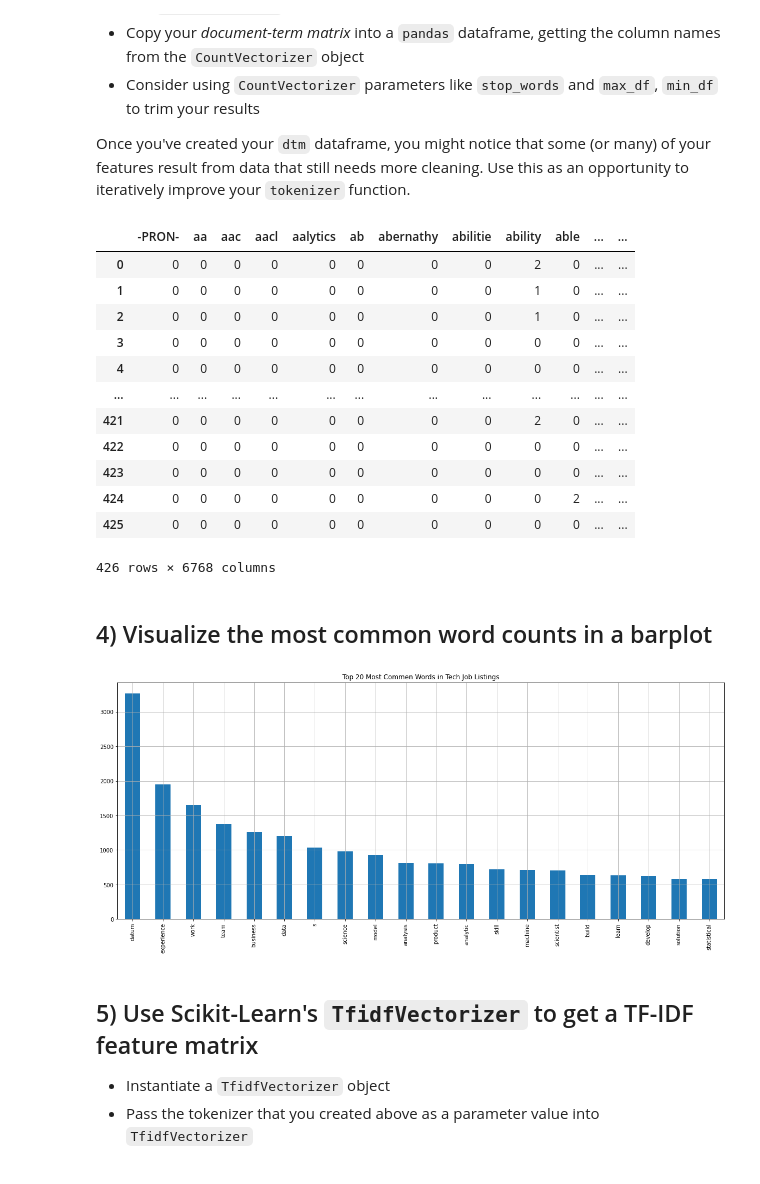
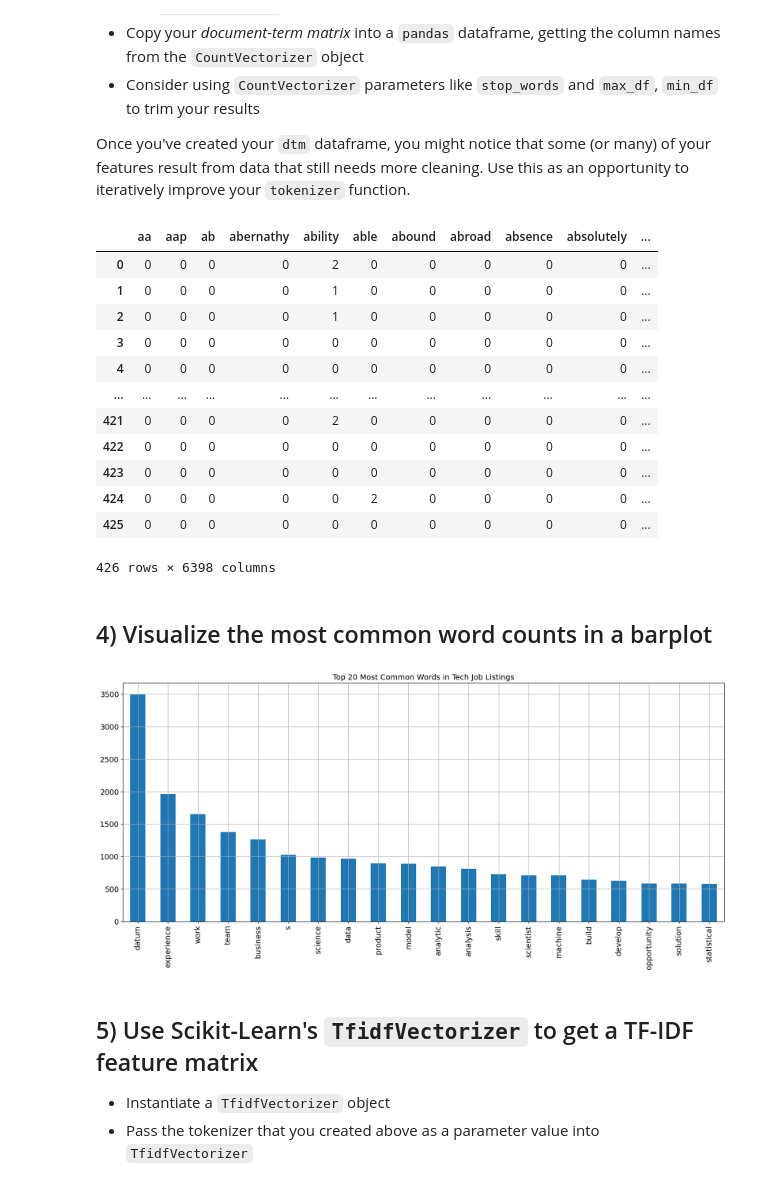
Before and after one commit to Vasanta2002/sprint_13, a Jupyter notebook: DS_412_Vector_Representations_Assignment.ipynb, the cells around one changed output. Drawn from its saved outputs; the diff is of its cells as text; code cells hidden in the pictures.

```diff
--- a/DS_412_Vector_Representations_Assignment.ipynb
+++ b/DS_412_Vector_Representations_Assignment.ipynb
@@ -219,39 +219,40 @@ Once you've created your `dtm` dataframe, you might notice that some (or many) o
 # %%
 ###BEGIN SOLUTION
 # COMPLETE THE CODE IN THIS CELL
-vect =
-dtm_tf = # Here, tf stands for "term frequency, i.e. counts for each term"
-dtm_tf = pd.DataFrame()
+vect = CountVectorizer(tokenizer=tokenizer, stop_words="english")
+dtm_tf = vect.fit_transform(df.clean_text)
+dtm_tf = pd.DataFrame(data=dtm_tf.toarray(), columns=vect.get_feature_names_out())
 ###END SOLUTION
 # %%
 dtm_tf
 # %% [output]
-|  | -PRON- | aa | aac | aacl | aalytics | ab | abernathy | abilitie | ability | able | ... | ... |
-| 0 | 0 | 0 | 0 | 0 | 0 | 0 | 0 | 0 | 2 | 0 | ... | ... |
-| 1 | 0 | 0 | 0 | 0 | 0 | 0 | 0 | 0 | 1 | 0 | ... | ... |
-| 2 | 0 | 0 | 0 | 0 | 0 | 0 | 0 | 0 | 1 | 0 | ... | ... |
-| 3 | 0 | 0 | 0 | 0 | 0 | 0 | 0 | 0 | 0 | 0 | ... | ... |
-| 4 | 0 | 0 | 0 | 0 | 0 | 0 | 0 | 0 | 0 | 0 | ... | ... |
-| ... | ... | ... | ... | ... | ... | ... | ... | ... | ... | ... | ... | ... |
-| 421 | 0 | 0 | 0 | 0 | 0 | 0 | 0 | 0 | 2 | 0 | ... | ... |
-| 422 | 0 | 0 | 0 | 0 | 0 | 0 | 0 | 0 | 0 | 0 | ... | ... |
-| 423 | 0 | 0 | 0 | 0 | 0 | 0 | 0 | 0 | 0 | 0 | ... | ... |
-| 424 | 0 | 0 | 0 | 0 | 0 | 0 | 0 | 0 | 0 | 2 | ... | ... |
-| 425 | 0 | 0 | 0 | 0 | 0 | 0 | 0 | 0 | 0 | 0 | ... | ... |
+|  | aa | aap | ab | abernathy | ability | able | abound | abroad | absence | absolutely | ... |
+| 0 | 0 | 0 | 0 | 0 | 2 | 0 | 0 | 0 | 0 | 0 | ... |
+| 1 | 0 | 0 | 0 | 0 | 1 | 0 | 0 | 0 | 0 | 0 | ... |
+| 2 | 0 | 0 | 0 | 0 | 1 | 0 | 0 | 0 | 0 | 0 | ... |
+| 3 | 0 | 0 | 0 | 0 | 0 | 0 | 0 | 0 | 0 | 0 | ... |
+| 4 | 0 | 0 | 0 | 0 | 0 | 0 | 0 | 0 | 0 | 0 | ... |
+| ... | ... | ... | ... | ... | ... | ... | ... | ... | ... | ... | ... |
+| 421 | 0 | 0 | 0 | 0 | 2 | 0 | 0 | 0 | 0 | 0 | ... |
+| 422 | 0 | 0 | 0 | 0 | 0 | 0 | 0 | 0 | 0 | 0 | ... |
+| 423 | 0 | 0 | 0 | 0 | 0 | 0 | 0 | 0 | 0 | 0 | ... |
+| 424 | 0 | 0 | 0 | 0 | 0 | 2 | 0 | 0 | 0 | 0 | ... |
+| 425 | 0 | 0 | 0 | 0 | 0 | 0 | 0 | 0 | 0 | 0 | ... |
-426 rows × 6768 columns
+426 rows × 6398 columns
 # %% [markdown]
 ## 4) Visualize the most common word counts in a barplot
 # %%
 ###BEGIN SOLUTION
 # COMPLETE THE CODE IN THIS CELL
 top_n = 20
 # sum the term counts in each column of the dtm_tf data frame and then sort in descending order
-sorted_terms =
+sorted_terms = dtm_tf.sum().sort_values(ascending=False)
 
 plt.title("Top {} Most Common Words in Tech Job Listings".format(top_n), fontsize=14)
+sorted_terms[:top_n].plot(kind='bar', figsize=(20,8), grid=True, fontsize=14);
 ###END SOLUTION
 # %% [output]
-[figure, old version]
+[figure, new version]
 # %% [markdown]
 ## 5) Use Scikit-Learn's `TfidfVectorizer` to get a TF-IDF feature matrix
 
```
